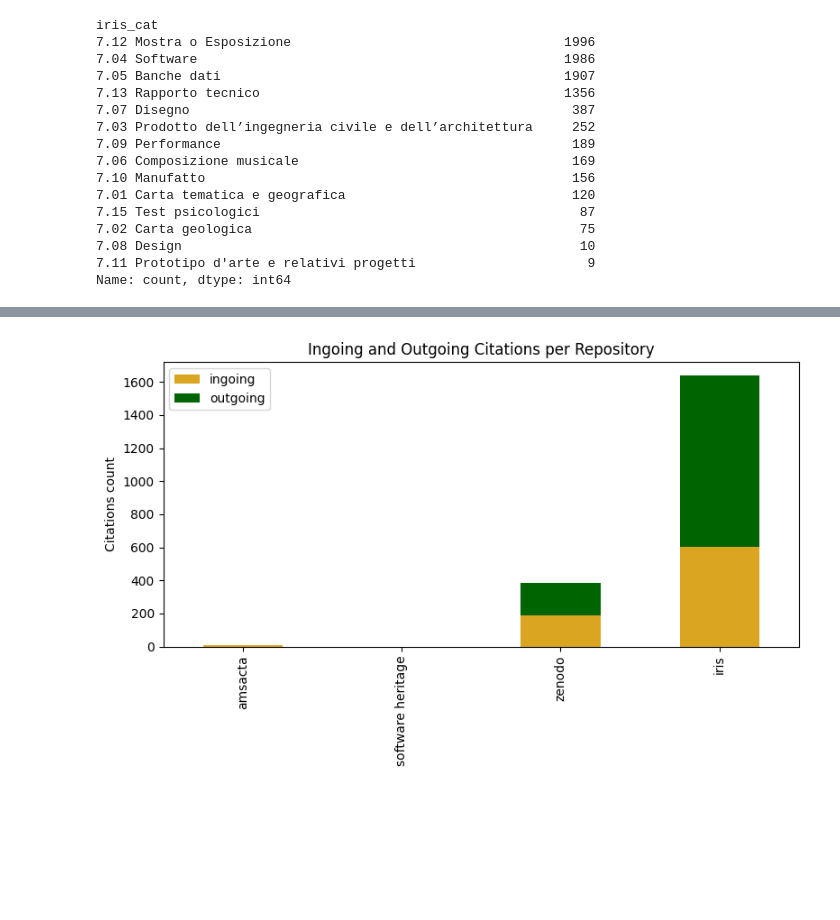
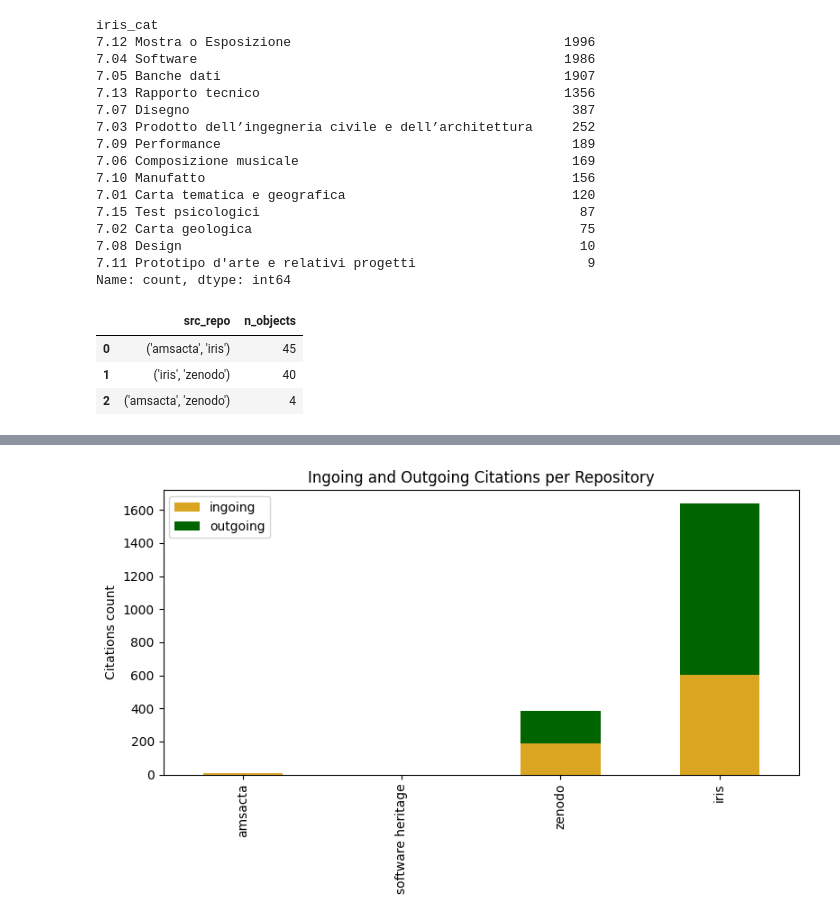
Before and after one commit to open-sci/2024-2025, a Jupyter notebook: crisis/code/research_question/DataVisualisation.ipynb, the cells around one changed output, grey strips where cells are left out. Cells and saved outputs as stored; diff of their text form; code cells hidden in the pictures; blank space fills up the shorter version.

```diff
--- a/crisis/code/research_question/DataAnalysis.ipynb
+++ b/crisis/code/research_question/DataVisualisation.ipynb
@@ -136,0 +56,9 @@ Name: count, dtype: int64
+# %%
+records = pd.read_csv("C:/Users/annan/Downloads/overlap_records.csv")
+counts = pd.read_csv("C:/Users/annan/Downloads/overlap_counts.csv")
+counts
+# %% [output]
+|  | src_repo | n_objects |
+| 0 | ('amsacta', 'iris') | 45 |
+| 1 | ('iris', 'zenodo') | 40 |
+| 2 | ('amsacta', 'zenodo') | 4 |
```
Also changed, not shown: parts of 12 cells of this notebook, 2 other files.
